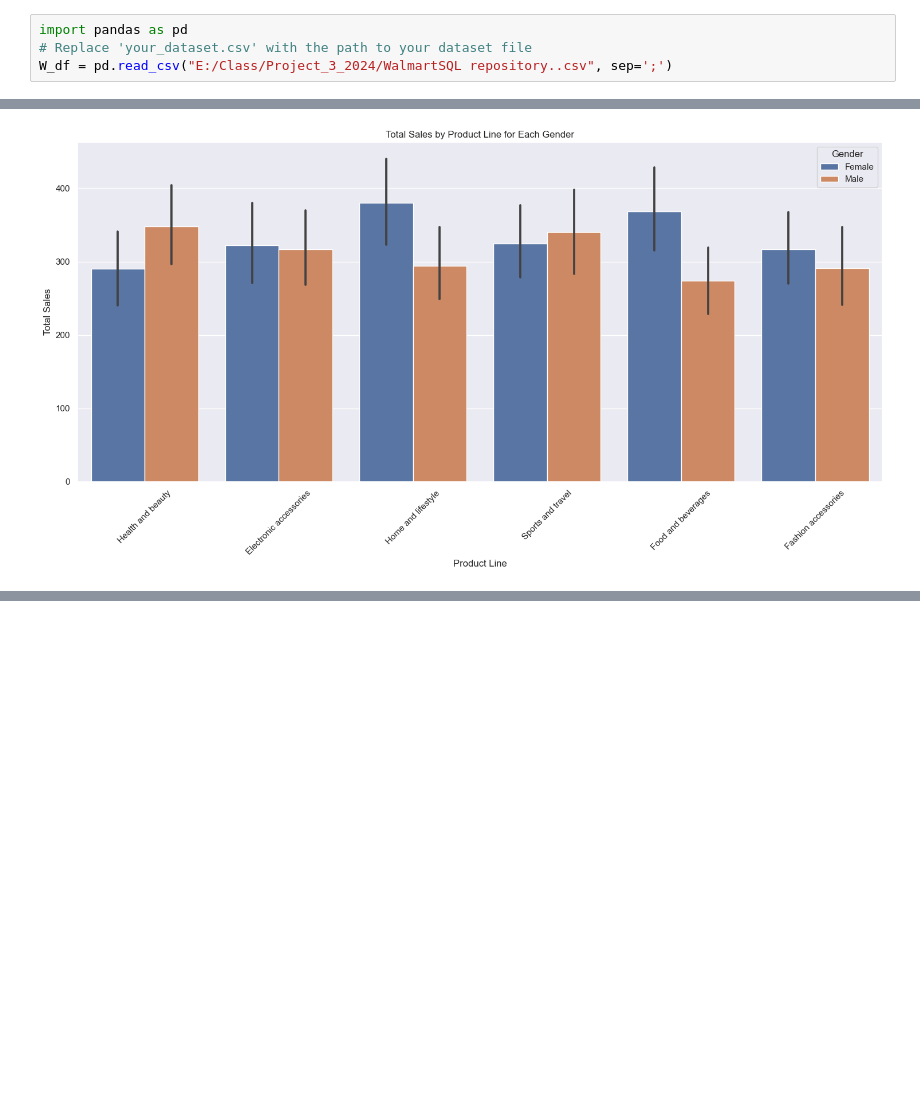
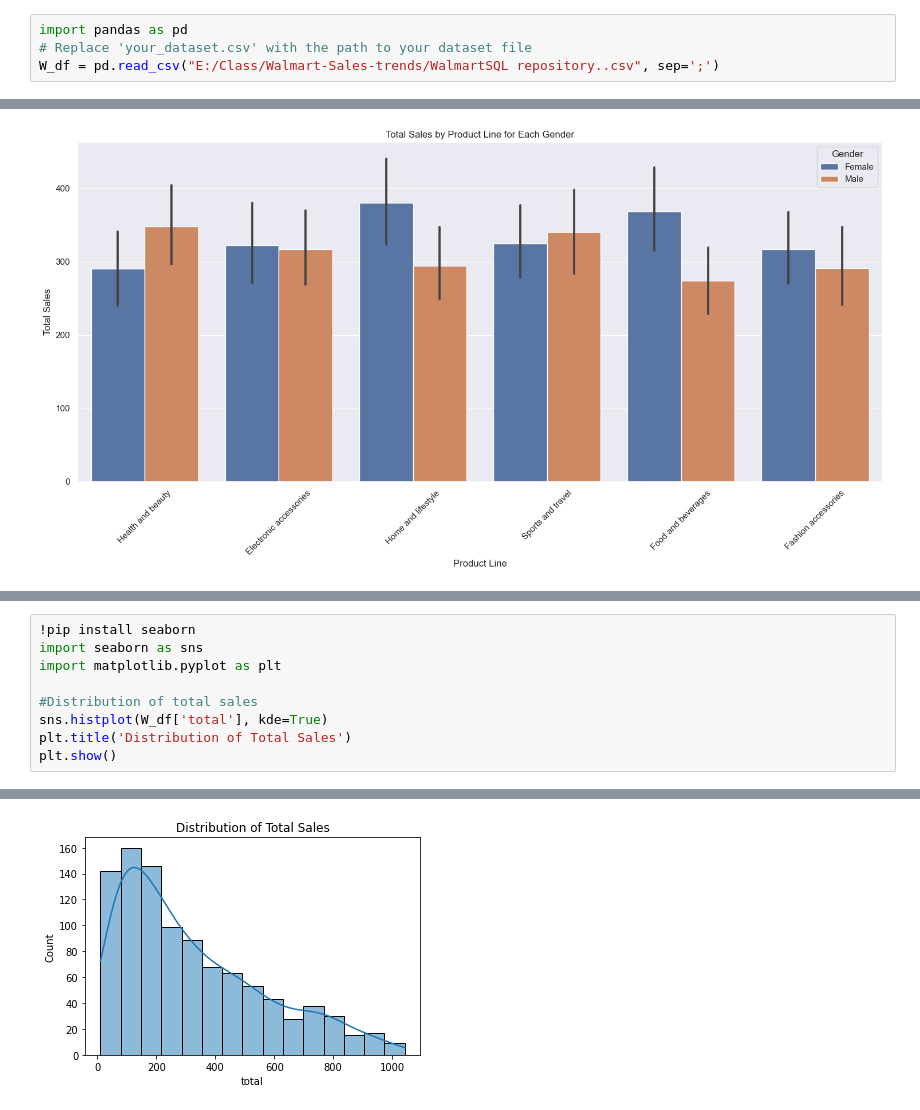
Before and after one commit to andrescab/Walmart-Sales-Trends, a Jupyter notebook: Walmart_1.ipynb, the cells around one changed output, grey strips where cells are left out. Drawn from its saved outputs; the diff is of its cells as text; blank space fills up the shorter version.

```diff
--- a/Walmart_1.ipynb
+++ b/Walmart_1.ipynb
@@ -1,7 +1,7 @@
 # %%
 import pandas as pd
 # Replace 'your_dataset.csv' with the path to your dataset file
-W_df = pd.read_csv("E:/Class/Project_3_2024/WalmartSQL repository..csv", sep=';')
+W_df = pd.read_csv("E:/Class/Walmart-Sales-trends/WalmartSQL repository..csv", sep=';')
 # %%
 W_df.shape
 # %% [output]
@@ -196,0 +213,10 @@ plt.show()
+# %%
+!pip install seaborn
+import seaborn as sns
+import matplotlib.pyplot as plt
+
+#Distribution of total sales
+sns.histplot(W_df['total'], kde=True)
+plt.title('Distribution of Total Sales')
+plt.show()
+# %% [output]
@@ -196,0 +240 @@ plt.show()
+[figure, added]
```
Also changed, not shown: parts of 11 cells of this notebook.
